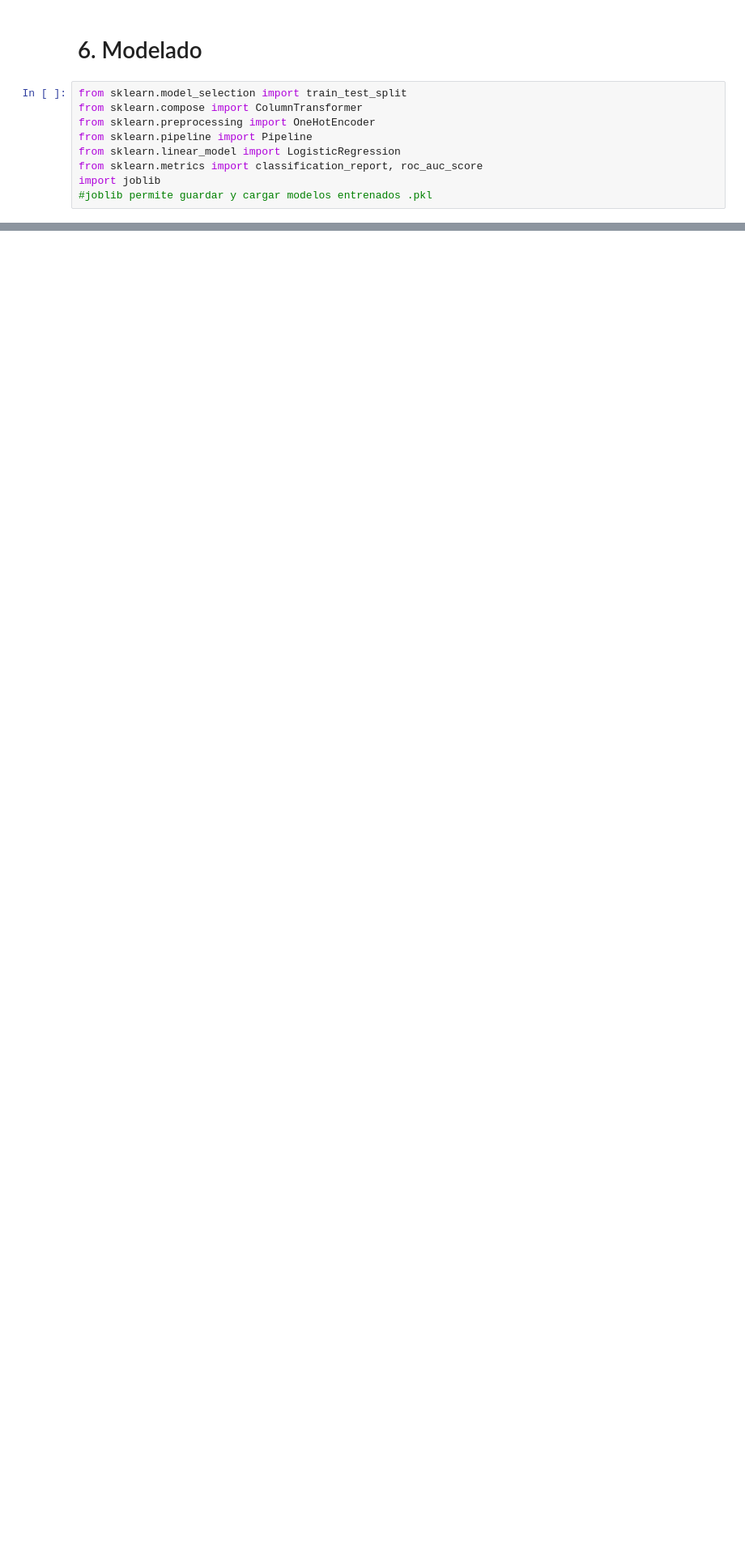
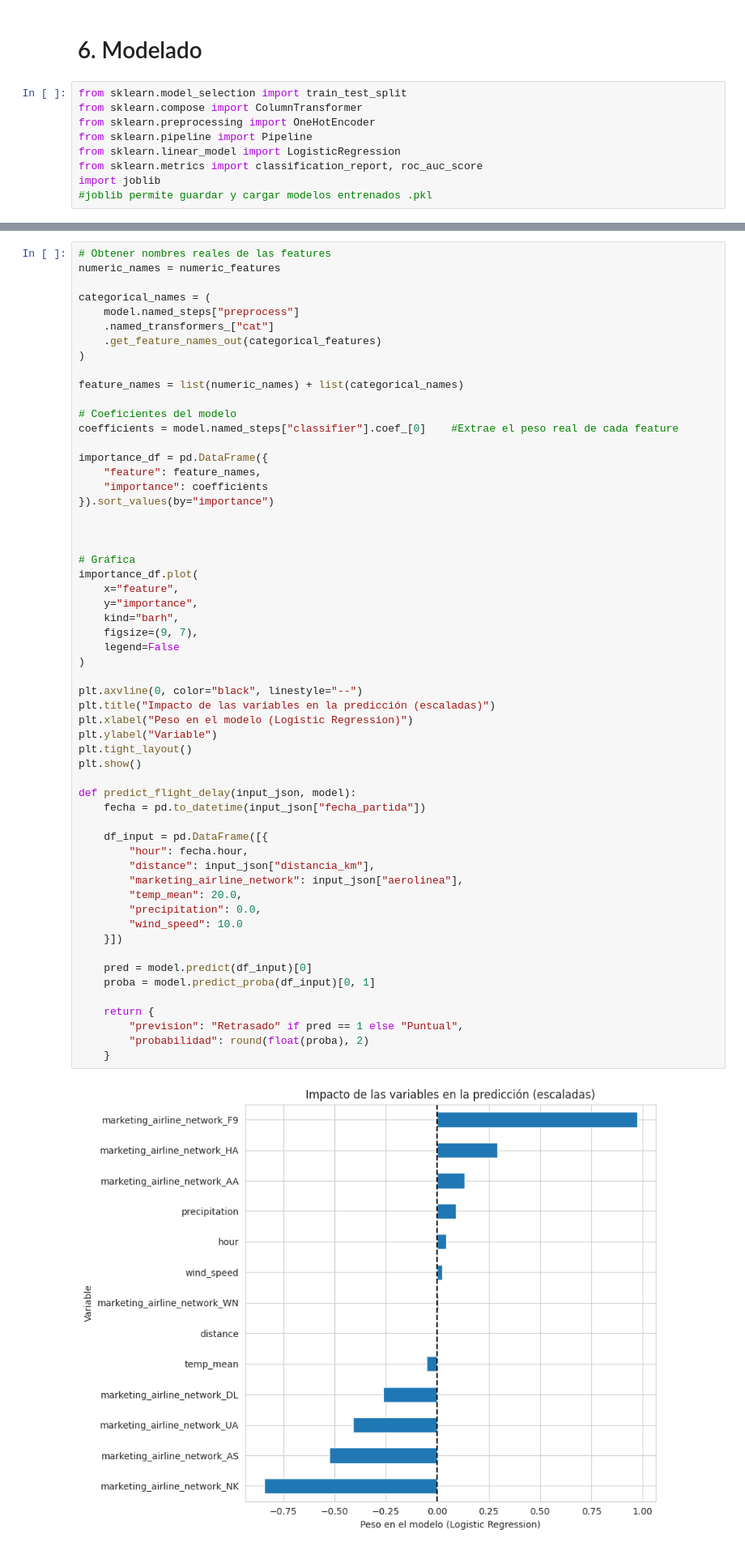
Before and after one commit to sunnyday2/flight_on_time, a Jupyter notebook: flightontime_hackaton_e32_alura_latam.ipynb, the cells around one changed output, grey strips where cells are left out. Shown at 81% size. Saved outputs shown, nothing was run; the diff lists cells and outputs as text; blank space fills up the shorter version.

```diff
--- a/flightontime_hackaton_e32_alura_latam.ipynb
+++ b/flightontime_hackaton_e32_alura_latam.ipynb
@@ -1073,0 +1334,59 @@ import joblib
+# %%
+# Obtener nombres reales de las features
+numeric_names = numeric_features
+
+categorical_names = (
+    model.named_steps["preprocess"]
+    .named_transformers_["cat"]
+    .get_feature_names_out(categorical_features)
+)
+
+feature_names = list(numeric_names) + list(categorical_names)
+
+# Coeficientes del modelo
+coefficients = model.named_steps["classifier"].coef_[0]    #Extrae el peso real de cada feature
+
+importance_df = pd.DataFrame({
+    "feature": feature_names,
+    "importance": coefficients
+}).sort_values(by="importance")
+
+
+
+# Gráfica
+importance_df.plot(
+    x="feature",
+    y="importance",
+    kind="barh",
+    figsize=(9, 7),
+    legend=False
+)
+
+plt.axvline(0, color="black", linestyle="--")
+plt.title("Impacto de las variables en la predicción (escaladas)")
+plt.xlabel("Peso en el modelo (Logistic Regression)")
+plt.ylabel("Variable")
+plt.tight_layout()
+plt.show()
+
+def predict_flight_delay(input_json, model):
+    fecha = pd.to_datetime(input_json["fecha_partida"])
+
+    df_input = pd.DataFrame([{
+        "hour": fecha.hour,
+        "distance": input_json["distancia_km"],
+        "marketing_airline_network": input_json["aerolinea"],
+        "temp_mean": 20.0,
+        "precipitation": 0.0,
+        "wind_speed": 10.0
+    }])
+
+    pred = model.predict(df_input)[0]
+    proba = model.predict_proba(df_input)[0, 1]
+
+    return {
+        "prevision": "Retrasado" if pred == 1 else "Puntual",
+        "probabilidad": round(float(proba), 2)
+    }
+# %% [output]
+[figure, added]
```
Also changed, not shown: parts of 19 cells of this notebook.
